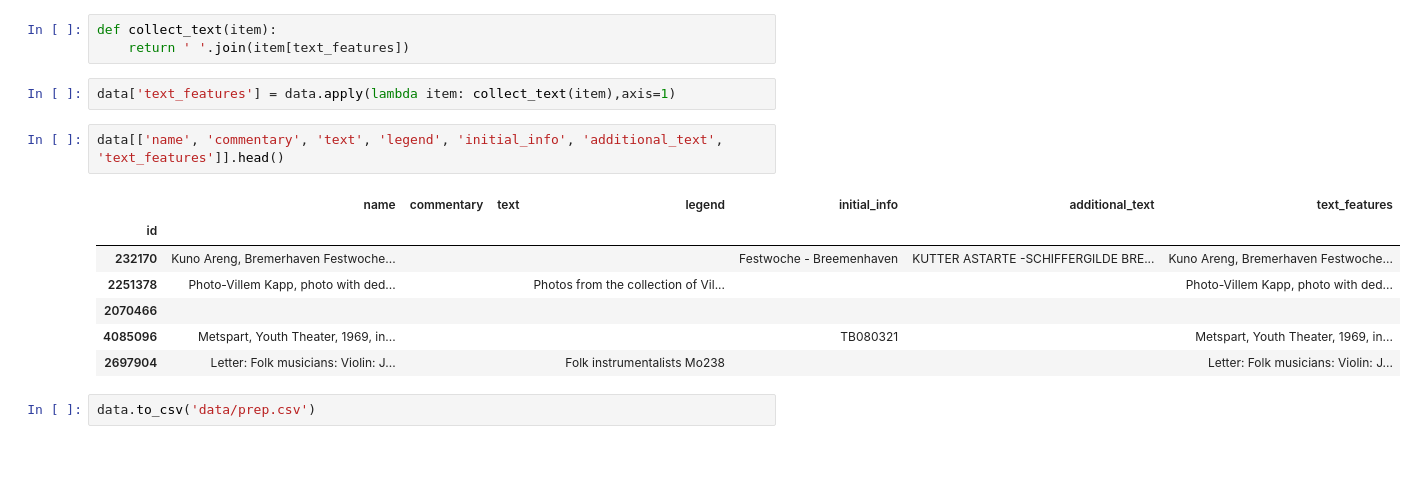
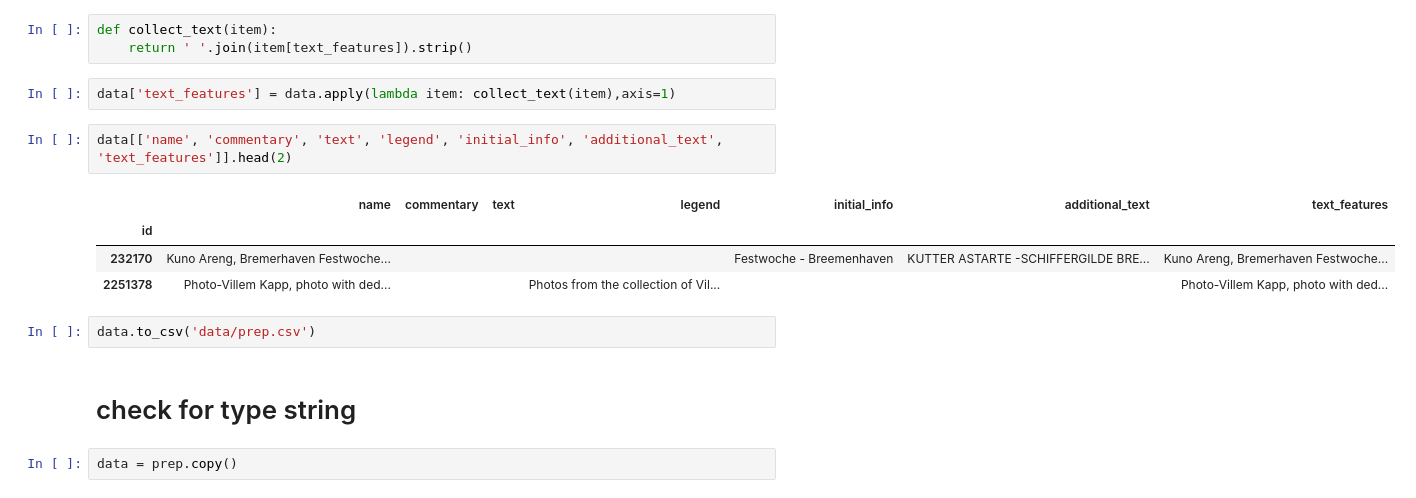
Before and after one commit to tillwenke/museum_item_classification, a Jupyter notebook: nlp.ipynb, the cells around one changed output. Drawn from its saved outputs; the diff is of its cells as text; blank space fills up the shorter version.

Commit message:
no nans in text_feat

```diff
--- a/nlp.ipynb
+++ b/nlp.ipynb
@@ -33,18 +33,19 @@ text_features = ['name', 'commentary', 'text', 'legend', 'initial_info', 'additi
 data[text_features] = data[text_features].fillna('')
 # %%
 def collect_text(item):
-    return ' '.join(item[text_features])
+    return ' '.join(item[text_features]).strip()
 # %%
 data['text_features'] = data.apply(lambda item: collect_text(item),axis=1)
 # %%
-data[['name', 'commentary', 'text', 'legend', 'initial_info', 'additional_text', 'text_features']].head()
+data[['name', 'commentary', 'text', 'legend', 'initial_info', 'additional_text', 'text_features']].head(2)
 # %% [output]
 |  | name | commentary | text | legend | initial_info | additional_text | text_features |
 | id |  |  |  |  |  |  |  |
 | 232170 | Kuno Areng, Bremerhaven Festwoche... |  |  |  | Festwoche - Breemenhaven | KUTTER ASTARTE -SCHIFFERGILDE BRE... | Kuno Areng, Bremerhaven Festwoche... |
 | 2251378 | Photo-Villem Kapp, photo with ded... |  |  | Photos from the collection of Vil... |  |  | Photo-Villem Kapp, photo with ded... |
-| 2070466 |  |  |  |  |  |  |  |
-| 4085096 | Metspart, Youth Theater, 1969, in... |  |  |  | TB080321 |  | Metspart, Youth Theater, 1969, in... |
-| 2697904 | Letter: Folk musicians: Violin: J... |  |  | Folk instrumentalists Mo238 |  |  | Letter: Folk musicians: Violin: J... |
 # %%
 data.to_csv('data/prep.csv')
+# %% [markdown]
+# check for type string
+# %%
+data = prep.copy()
```
Also changed, not shown: parts of 5 cells of this notebook.
